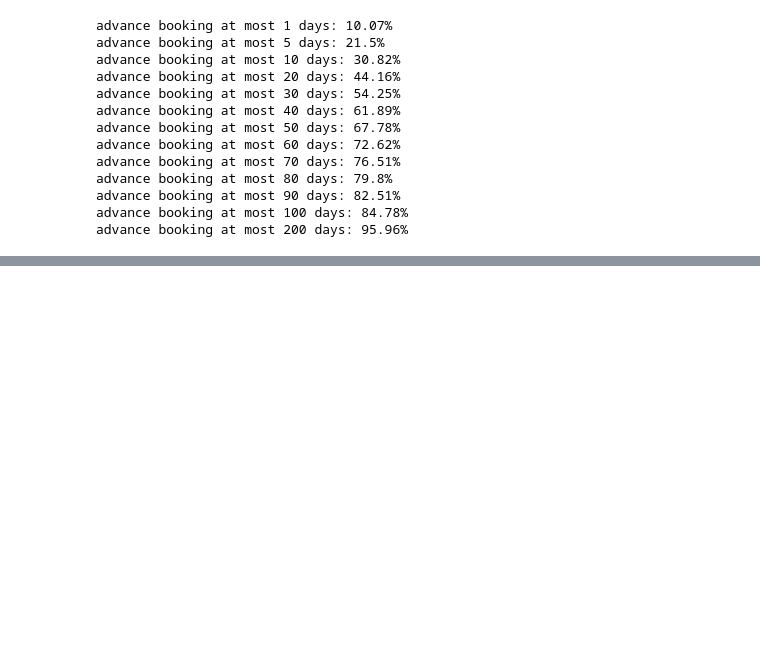
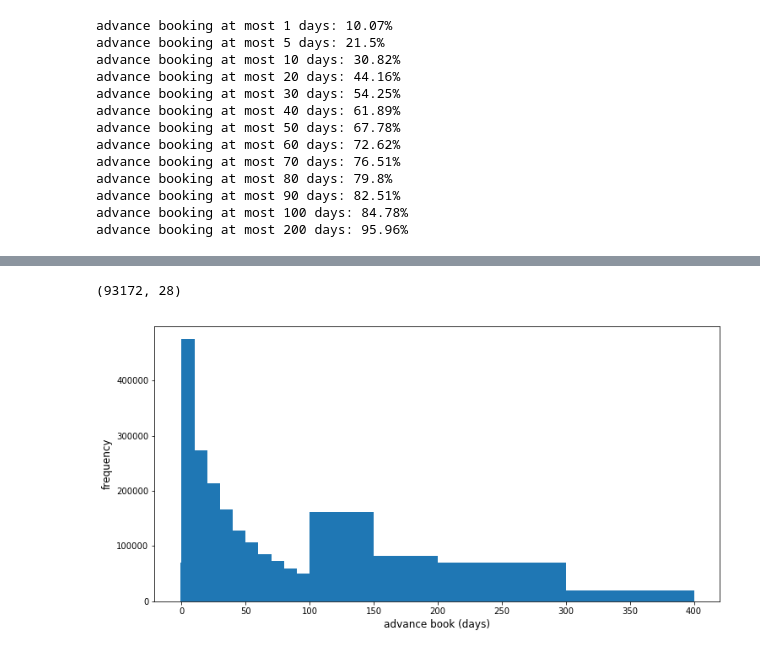
Before and after one commit to jyc969/LYTC, a Jupyter notebook: datafest.ipynb, the cells around one changed output, grey strips where cells are left out. Drawn from its saved outputs; the diff is of its cells as text; code cells hidden in the pictures; blank space fills up the shorter version.

```diff
--- a/datafest.ipynb
+++ b/datafest.ipynb
@@ -311,0 +375,4 @@ advance booking at most 200 days: 95.96%
+# %%
+VLbooks.shape
+# %% [output]
+(93172, 28)
@@ -311,0 +385,14 @@ advance booking at most 200 days: 95.96%
+# %%
+Hbooks = books[books.hist_price_band=='H']
+# %%
+Hbooks = Hbooks[np.isfinite(Hbooks['advance_book'])]
+# %%
+Hbooks = Hbooks.dropna(axis=0, how='all')
+# %%
+plt.figure(figsize=(12, 6))
+plt.hist(Hbooks['advance_book'],bins=[-1, 0, 10, 20, 30, 40, 50, 60, 70, 80, 90, 100, 150, 200, 300, 400])
+plt.xlabel('advance book (days)', fontsize=12)
+plt.ylabel('frequency', fontsize=12)
+plt.show()
+# %% [output]
+[figure, added]
```
Also changed, not shown: parts of 16 cells of this notebook.
